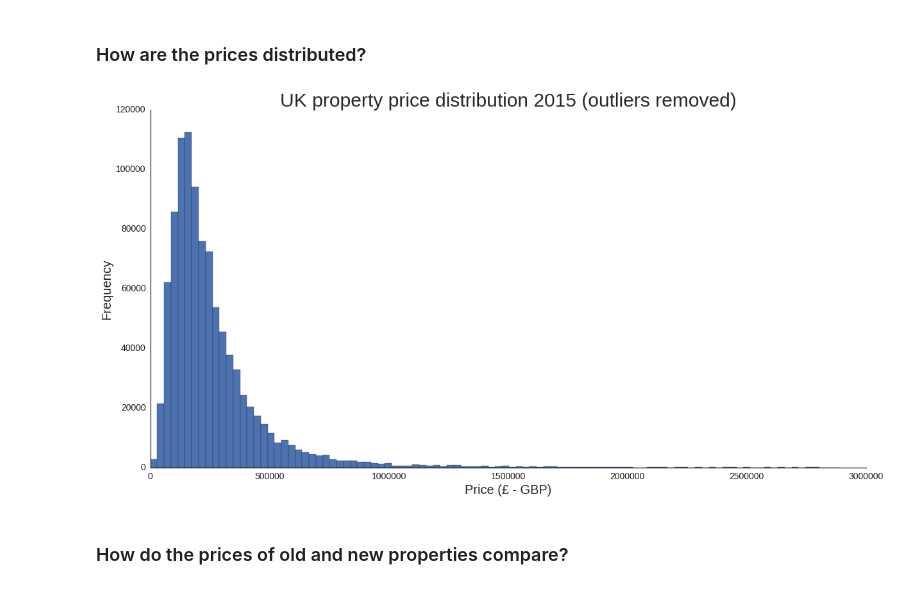
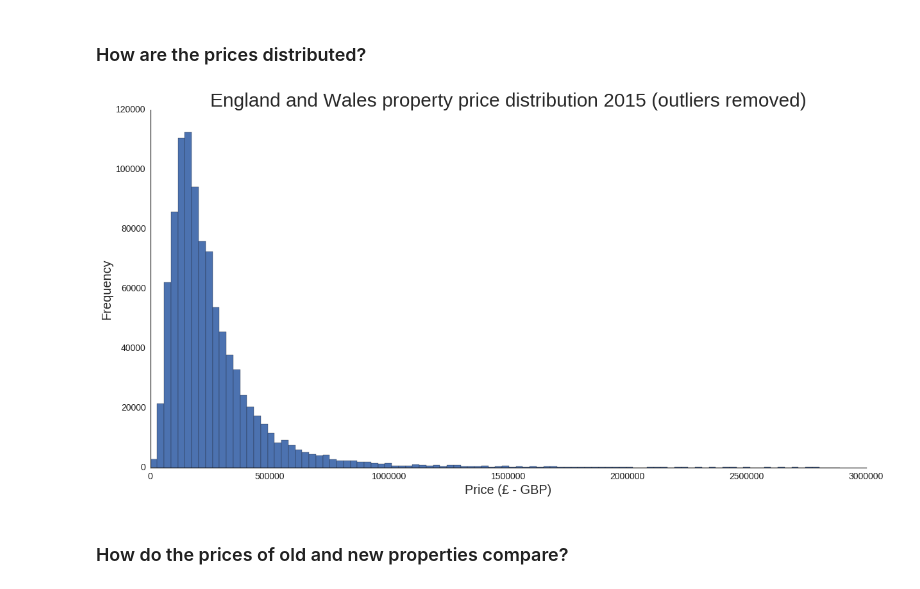
Before and after one commit to jamalmoir/notebook_playground, a Jupyter notebook: uk_2015_houseprice.ipynb, the cells around one changed output. Cells and saved outputs as stored; diff of their text form; code cells hidden in the pictures.

```diff
--- a/uk_2015_houseprice.ipynb
+++ b/uk_2015_houseprice.ipynb
@@ -125,26 +125,26 @@ Total new: 96482  | Percentage new: 9.826271695668911
 # %%
 no_outliers = df[np.abs(df.price-df.price.mean())<=(3*df.price.std())]
 
 fig = plt.figure(figsize=(20, 10))
 ax = plt.subplot(111)
 ax.spines["top"].set_visible(False)
 ax.spines["right"].set_visible(False)
 ax.spines['left'].set_color('#1a1a1a')
 ax.spines['bottom'].set_color('#1a1a1a')
 
 ax.get_xaxis().tick_bottom()
 ax.get_yaxis().tick_left()
 
 plt.xticks(fontsize=14, color='#1a1a1a')
 plt.yticks(fontsize=14, color='#1a1a1a')
 
-plt.title('UK property price distribution 2015 (outliers removed)', fontsize=30)
+plt.title('England and Wales property price distribution 2015 (outliers removed)', fontsize=30)
 plt.xlabel('Price (£ - GBP)', fontsize=20)
 plt.ylabel('Frequency', fontsize=20)
 
 plt.hist(no_outliers.price, bins=100);
 # %% [output]
-[figure, old version]
+[figure, new version]
 # %% [markdown]
 ### How do the prices of old and new properties compare?
 # %%
```
Also changed, not shown: parts of 3 cells of this notebook.
